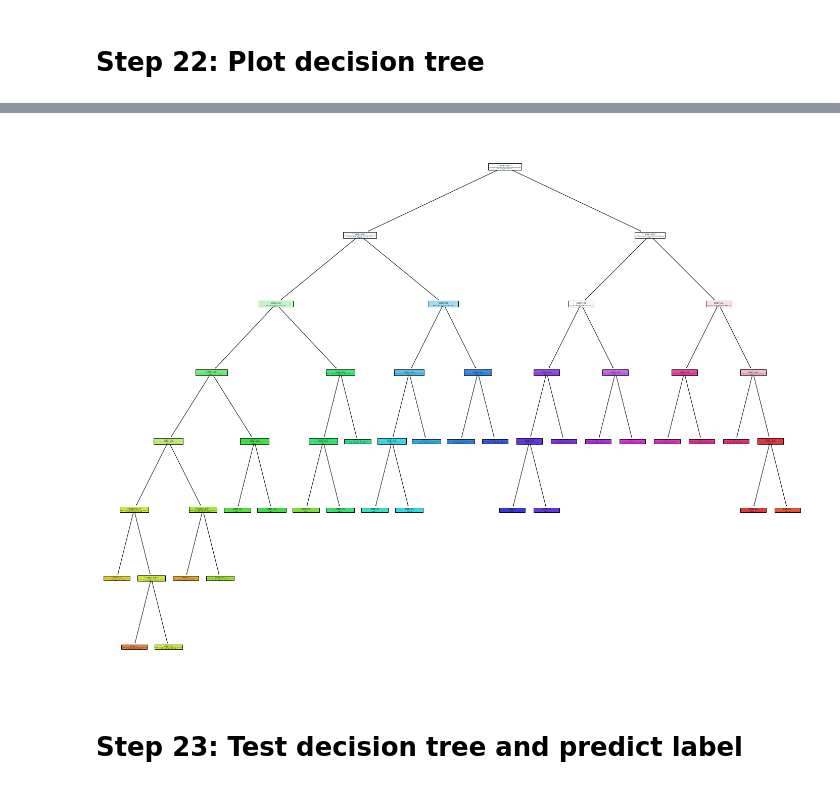
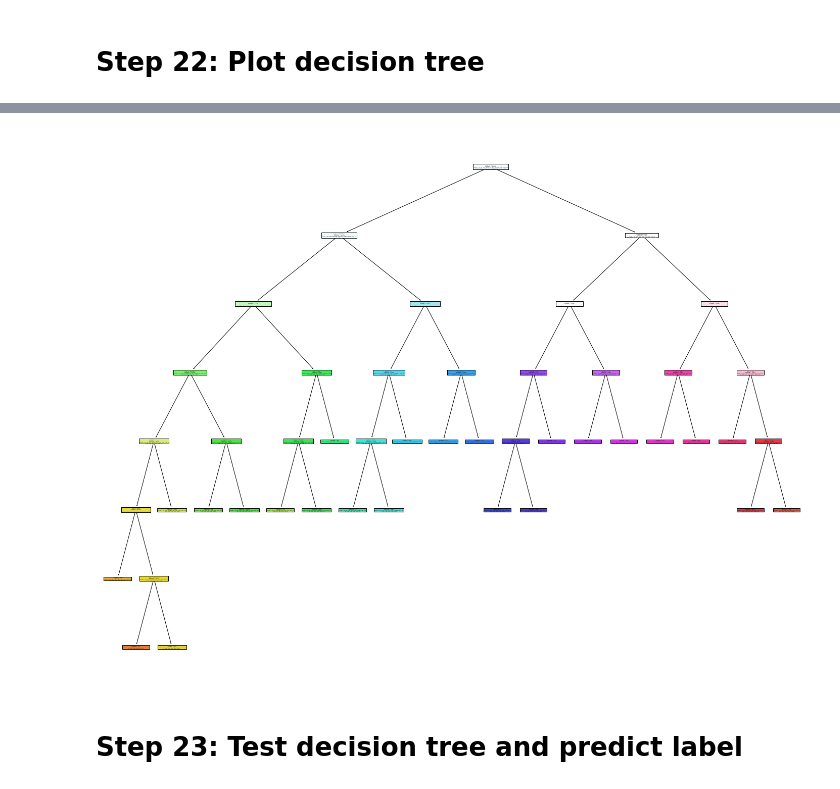
Before and after one commit to Bcwz/hdb, a Jupyter notebook: hdb.ipynb, the cells around one changed output, grey strips where cells are left out. Drawn from its saved outputs; the diff is of its cells as text; code cells hidden in the pictures.

```diff
--- a/hdb.ipynb
+++ b/hdb.ipynb
@@ -604,7 +605,10 @@ plt.scatter(standardized[teal, 0], standardized[teal, 1], c="teal",s=20, edgecol
 ##########################################################
 
 from sklearn.model_selection import train_test_split
-X_train, X_test, Y_train, Y_test = train_test_split(X_pca_2, Y, test_size=0.3, random_state=12)
+
+Y = dfClassified['label']
+X = dfClassified.drop(['town','storey_range','lease_commence_date','remaining_lease','label'],axis=1)
+X_train, X_test, Y_train, Y_test = train_test_split(X, Y, test_size=0.3, random_state=0)
 from sklearn import tree
 from sklearn.metrics import accuracy_score
 # %% [markdown]
@@ -615,7 +619,7 @@ import matplotlib.pyplot as plt
 from sklearn import metrics
 %matplotlib inline
 
-numNeighbors = [1,2,3,4,5,6,7,8,9,10, 15, 20, 25, 30,35,40,45,50,55]
+numNeighbors = [1,2,3,4,5,10,15,20,25,30] # 10 different neighbors
 trainAcc = []
 testAcc = []
 
@@ -719,17 +729,13 @@ dfResult.sort_values(by=['value_of_house']).head()
 # Step 21: train Decision Tree prediction
 # %%
 from sklearn import tree
-
-Y = dfClassified['label']
-X = dfClassified.drop(['town','storey_range','lease_commence_date','remaining_lease','label'],axis=1)
-
 clf = tree.DecisionTreeClassifier(criterion='entropy',max_depth=10)
-clf = clf.fit(X, Y)
+clf = clf.fit(X_train,Y_train)
 # %% [markdown]
 # Step 22: Plot decision tree
 # %%
 import matplotlib.pyplot as plt
 
 fig = plt.figure(figsize=(25,20))
-tree.plot_tree(clf,feature_names=X.columns,class_names=str(Y),filled=True, impurity=True)
+tree.plot_tree(clf,filled=True, impurity=True)
 # %% [output]
@@ -753,4 +759,4 @@ tree.plot_tree(clf,feature_names=X.columns,class_names=str(Y),filled=True, impur
-[figure, old version]
+[figure, new version]
 # %% [markdown]
 # Step 23: Test decision tree and predict label
 # %% [markdown]
```
Also changed, not shown: parts of 14 cells of this notebook.
